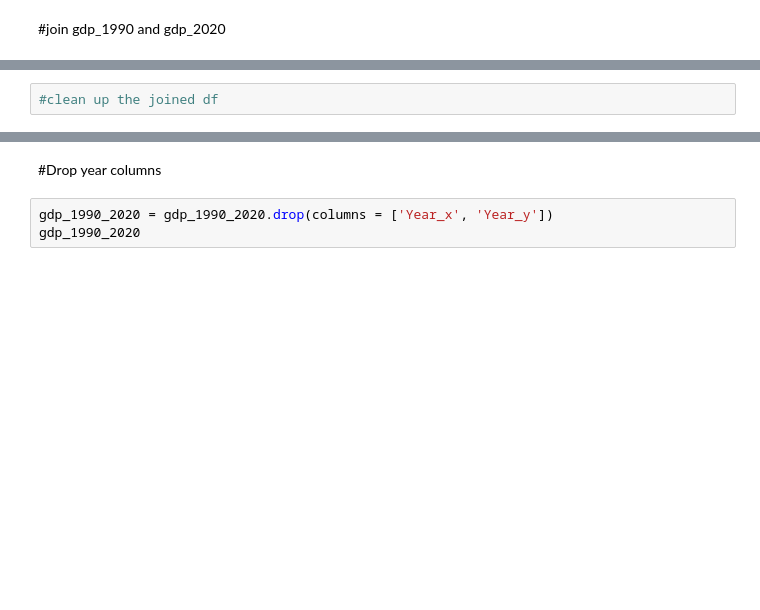
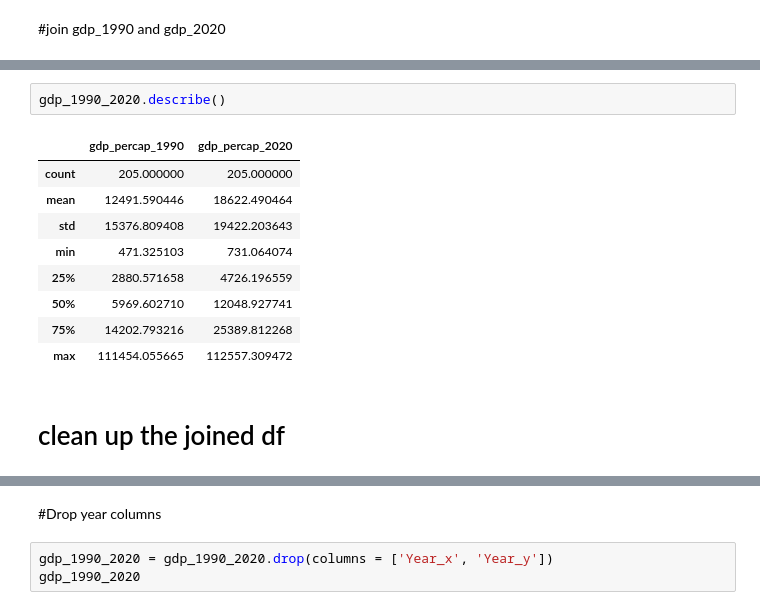
Before and after one commit to hunterfogg668/un_data-hunterfogg668, a Jupyter notebook: notebooks/un_code.ipynb, the cells around one changed output, grey strips where cells are left out. Saved outputs shown, nothing was run; the diff lists cells and outputs as text; blank space fills up the shorter version.

```diff
--- a/notebooks/un_code.ipynb
+++ b/notebooks/un_code.ipynb
@@ -124,5 +289,17 @@ gdp_1990_2020
-# %%
-#clean up the joined df
+# %%
+gdp_1990_2020.describe()
+# %% [output]
+|  | gdp_percap_1990 | gdp_percap_2020 |
+| count | 205.000000 | 205.000000 |
+| mean | 12491.590446 | 18622.490464 |
+| std | 15376.809408 | 19422.203643 |
+| min | 471.325103 | 731.064074 |
+| 25% | 2880.571658 | 4726.196559 |
+| 50% | 5969.602710 | 12048.927741 |
+| 75% | 14202.793216 | 25389.812268 |
+| max | 111454.055665 | 112557.309472 |
+# %% [markdown]
+# clean up the joined df
 # %%
 gdp_1990_2020 = gdp_1990_2020.rename(columns = {'GDP_Per_Capita_x' : 'gdp_percap_1990',
                                                 'GDP_Per_Capita_y' : 'gdp_percap_2020'})
```
Also changed, not shown: parts of 64 cells of this notebook.
